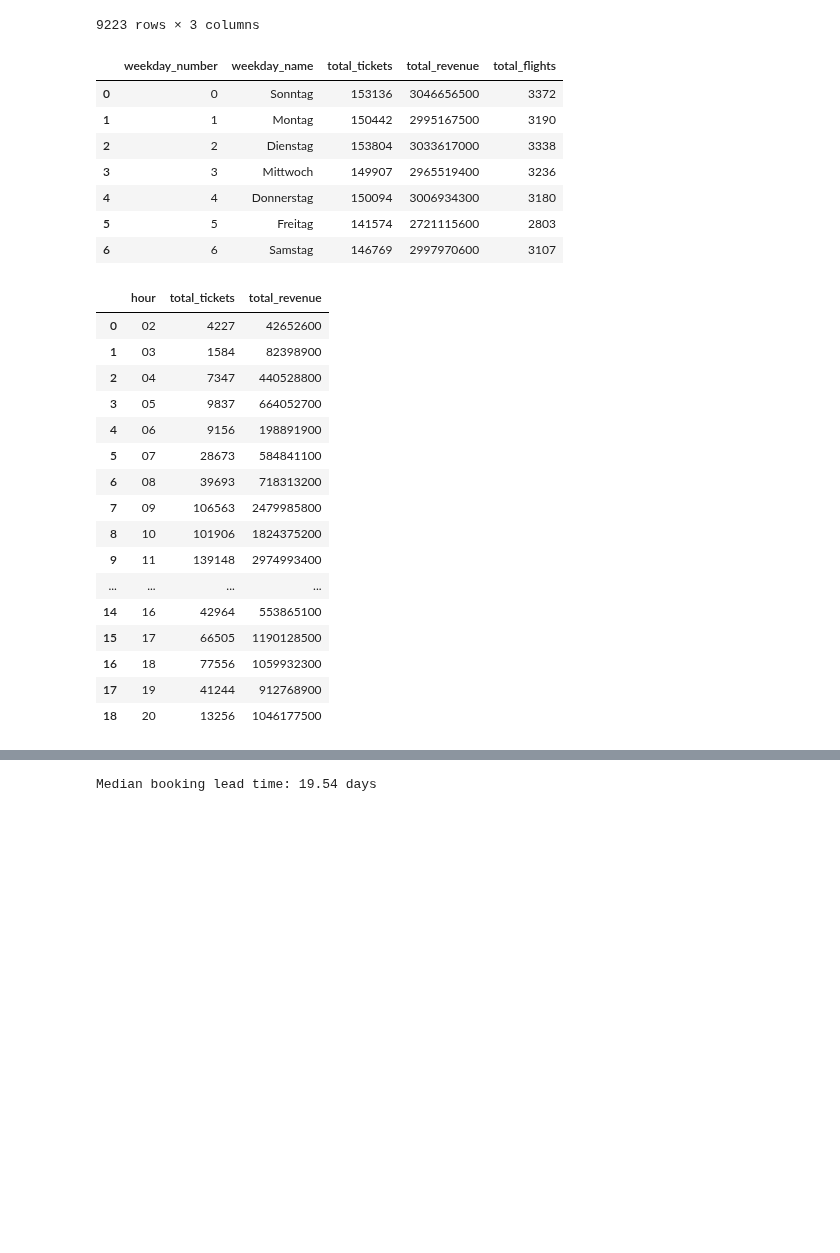
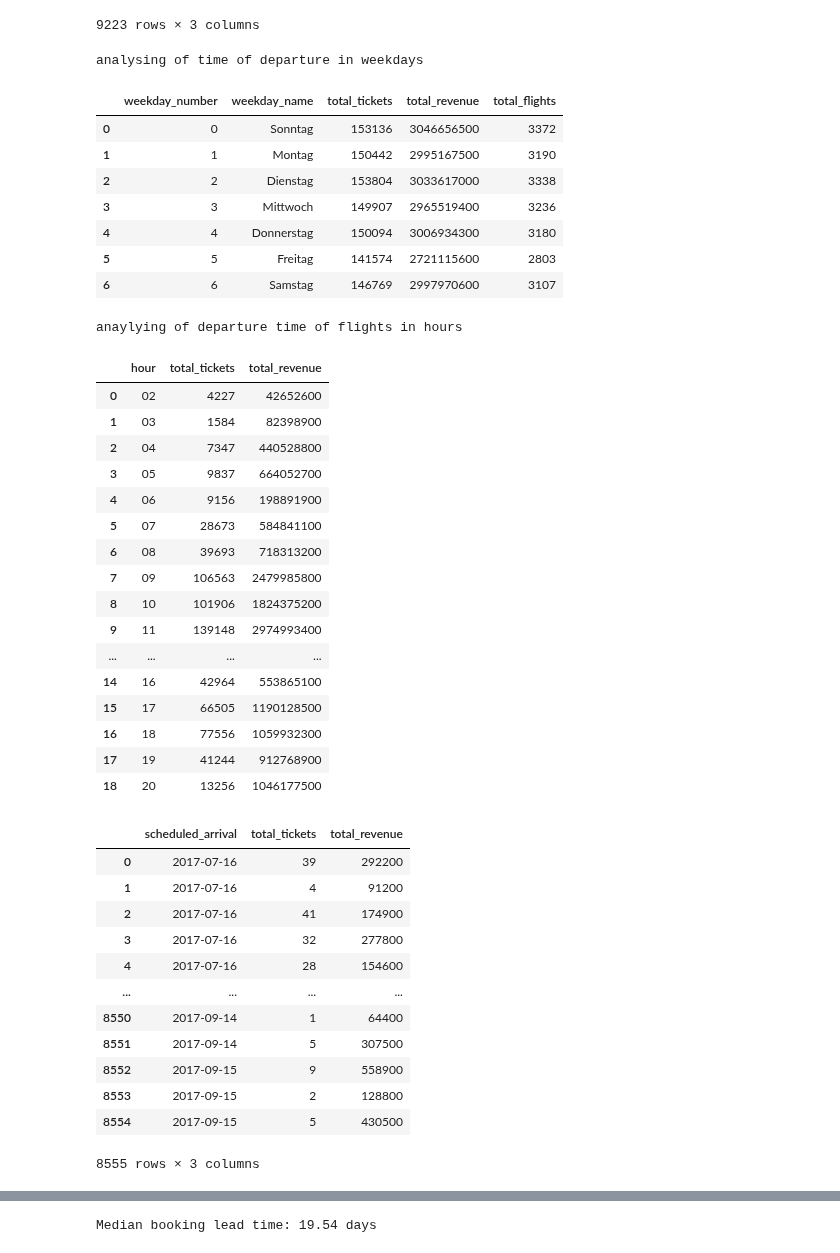
Before and after one commit to YamenNahhas/my-data-project, a Jupyter notebook: notebooks/Airline Data Analysis Using SQL.ipynb, the cells around one changed output, grey strips where cells are left out. Drawn from its saved outputs; the diff is of its cells as text; code cells hidden in the pictures; blank space fills up the shorter version.

```diff
--- a/notebooks/Airline Data Analysis Using SQL.ipynb
+++ b/notebooks/Airline Data Analysis Using SQL.ipynb
@@ -600,7 +600,7 @@ display(df_departure_time)
 | 9222 | 2017-09-14 | 5 | 430500 |
 9223 rows × 3 columns
 # %%
-#analysing of time in weekdays
+#analysing of time of departure in weekdays
 sql_query = '''SELECT
     strftime('%w', substr(f.scheduled_departure, 1, 19)) AS weekday_number,
 
@@ -625,8 +625,10 @@ JOIN ticket_flights tf
 GROUP BY weekday_number
 ORDER BY weekday_number'''
 df_departure_week_days = pd.read_sql_query(sql_query, conn)
+print('analysing of time of departure in weekdays')
 display(df_departure_week_days)
 # %% [output]
+analysing of time of departure in weekdays
 |  | weekday_number | weekday_name | total_tickets | total_revenue | total_flights |
 | 0 | 0 | Sonntag | 153136 | 3046656500 | 3372 |
 | 1 | 1 | Montag | 150442 | 2995167500 | 3190 |
@@ -636,7 +638,7 @@ display(df_departure_week_days)
 | 5 | 5 | Freitag | 141574 | 2721115600 | 2803 |
 | 6 | 6 | Samstag | 146769 | 2997970600 | 3107 |
 # %%
-#anaylying of time of flights in hours
+#anaylying of departure time of flights in hours
 sql_query = '''SELECT
     strftime('%H', substr(f.scheduled_departure, 1, 19)) AS hour,
     COUNT(tf.ticket_no) AS total_tickets,
@@ -646,8 +648,10 @@ JOIN flights f
     ON tf.flight_id = f.flight_id
 GROUP BY hour'''
 df_departure_time_hour= pd.read_sql_query(sql_query, conn)
+print('anaylying of departure time of flights in hours')
 display(df_departure_time_hour)
 # %% [output]
+anaylying of departure time of flights in hours
 |  | hour | total_tickets | total_revenue |
 | 0 | 02 | 4227 | 42652600 |
 | 1 | 03 | 1584 | 82398900 |
@@ -665,3 +669,30 @@ display(df_departure_time_hour)
 | 16 | 18 | 77556 | 1059932300 |
 | 17 | 19 | 41244 | 912768900 |
 | 18 | 20 | 13256 | 1046177500 |
+# %%
+#anaylying of arrival time of flights
+sql_query = '''SELECT
+    strftime('%Y-%m-%d', substr(f.scheduled_arrival, 1, 19)) AS scheduled_arrival,
+    COUNT(tf.ticket_no) AS total_tickets,
+    SUM(tf.amount) AS total_revenue
+FROM ticket_flights tf
+JOIN flights f
+    ON tf.flight_id = f.flight_id
+GROUP BY scheduled_arrival
+ORDER BY scheduled_arrival'''
+df_arrival_time = pd.read_sql_query(sql_query, conn)
+display(df_arrival_time)
+# %% [output]
+|  | scheduled_arrival | total_tickets | total_revenue |
+| 0 | 2017-07-16 | 39 | 292200 |
+| 1 | 2017-07-16 | 4 | 91200 |
+| 2 | 2017-07-16 | 41 | 174900 |
+| 3 | 2017-07-16 | 32 | 277800 |
+| 4 | 2017-07-16 | 28 | 154600 |
+| ... | ... | ... | ... |
+| 8550 | 2017-09-14 | 1 | 64400 |
+| 8551 | 2017-09-14 | 5 | 307500 |
+| 8552 | 2017-09-15 | 9 | 558900 |
+| 8553 | 2017-09-15 | 2 | 128800 |
+| 8554 | 2017-09-15 | 5 | 430500 |
+8555 rows × 3 columns
```
Also changed, not shown: parts of 3 cells of this notebook.
